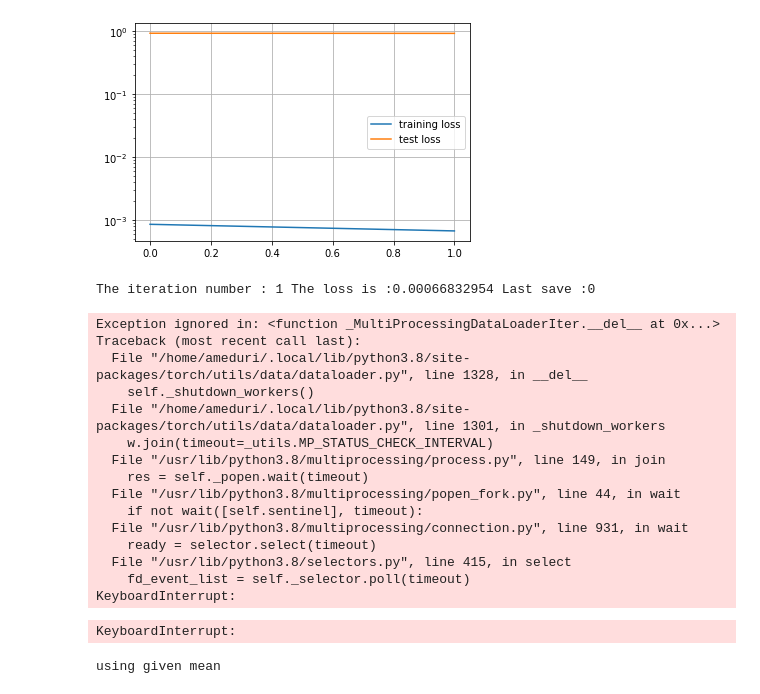
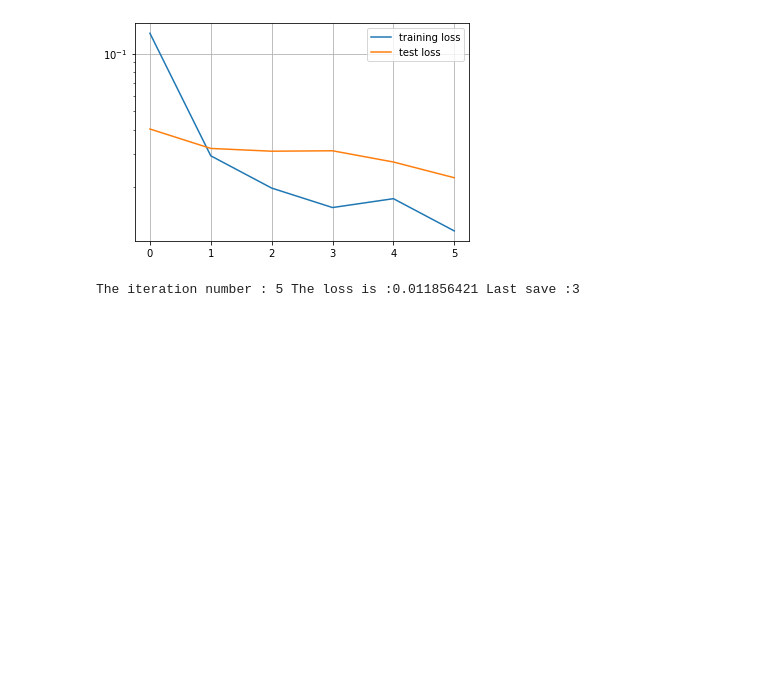
Before and after one commit to machines-in-motion/ioc_qp, a Jupyter notebook: vision/object_tracking.ipynb, the cells around one changed output. Cells and saved outputs as stored; diff of their text form; code cells hidden in the pictures; blank space fills up the shorter version.

```diff
--- a/vision/object_tracking.ipynb
+++ b/vision/object_tracking.ipynb
@@ -111,45 +111,41 @@ tensor([0.3983, 0.0472, 0.3222])
 class C_Net(nn.Module):
     def __init__(self):
         super().__init__()
-        self.conv11 = nn.Conv2d(4, 32, 3)
-        self.conv12 = nn.Conv2d(32, 64, 3)
-        self.conv13 = nn.Conv2d(64, 64, 3)
-
+        self.conv11 = nn.Conv2d(4, 64, 3)
+        self.conv12 = nn.Conv2d(64, 64, 3)
 
         self.pool = nn.MaxPool2d(2, 2)
 
         self.conv21 = nn.Conv2d(64, 128, 3)
         self.conv22 = nn.Conv2d(128, 128, 3)
-        self.conv23 = nn.Conv2d(128, 128, 3)
 
         self.conv31 = nn.Conv2d(128, 256, 3)
         self.conv32 = nn.Conv2d(256, 256, 3)
+        self.conv33 = nn.Conv2d(256, 256, 3)
+
 
         self.conv41 = nn.Conv2d(256, 512, 3)
         self.conv42 = nn.Conv2d(512, 512, 3)
 
         self.fc1 = nn.Linear(512, 512)
         self.fc3 = nn.Linear(512, 3)
-#         self.fc3 = nn.Linear(128, 3)
 
     def forward(self, x):
-        x = self.pool(F.relu(self.conv11(x)))
+        x = F.relu(self.conv11(x))
         x = self.pool(F.relu(self.conv12(x)))
-        x = self.pool(F.relu(self.conv13(x)))
 
-        x = self.pool(F.relu(self.conv21(x)))
+        x = F.relu(self.conv21(x))
         x = self.pool(F.relu(self.conv22(x)))
 
-        x = F.relu(self.conv31(x))
-        x = F.relu(self.conv32(x))
+        x = self.pool(F.relu(self.conv31(x)))
+        x = self.pool(F.relu(self.conv32(x)))
 
-        x = F.relu(self.conv41(x))
+        x = self.pool(F.relu(self.conv41(x)))
         x = F.relu(self.conv42(x))
 
         x = torch.flatten(x, 1) # flatten all dimensions except batch
 #         print(x.shape)
         x = F.relu(self.fc1(x))
-#         x = F.relu(self.fc2(x))
         x = self.fc3(x)
         return x
 # %%
@@ -159,19 +155,19 @@ if torch.cuda.is_available():
 else:
     device = torch.device("cpu")
 net = C_Net()
-net_name = "cnn1"
-net.load_state_dict(torch.load("./models/" + net_name))
+net_name = "cnn2"
+# net.load_state_dict(torch.load("./models/" + net_name))
 net = net.to(device)
 lr = 1.0e-3
 eps = 1000
-indices = [1,2,3,4]
-test_indices = [5]
+indices = [1,2,3,4,5,6,7]
+test_indices = [8]
 optimizer = torch.optim.Adam(net.parameters(), lr=lr)
 loss = torch.nn.MSELoss() #torch.nn.MSELoss() #torch.nn.HuberLoss()
 data = DataLoader(BoxDataSet(indices, rgbd = True, resize = (224,224)), \
                   batch_size = 64, num_workers = 12, shuffle=True)
-test = DataLoader(BoxDataSet(test_indices, mean = np.array([0.3023, 0.1619, 0.4214]), \
-                             std = np.array([0.1262, 0.2179, 0.1578]), rgbd = True, resize = (224,224)), \
-                  batch_size = 32, num_workers = 12, shuffle=True)
+test = DataLoader(BoxDataSet(test_indices, mean = np.array([0.3060, 0.1720, 0.4036]), \
+                             std = np.array([0.1408, 0.2329, 0.1644]), rgbd = True, resize = (224,224)), \
+                  batch_size = 64, num_workers = 12, shuffle=True)
 # %% [output]
 using GPU
@@ -206,59 +202,41 @@ for i in range(eps):
         t_e.append(error.cpu().detach().numpy())
 
     t_error = np.mean(t_e)
     test_arr.append(t_error)
 
     #plotting
     plt.plot(loss_arr, label = "training loss")
     plt.plot(test_arr, label = "test loss")
 
     plt.yscale("log")
     plt.grid()
     plt.legend()
     clear_output(wait=True)
     plt.show()
 
     print("The iteration number : " + str(i) + " The loss is :" + str(m_error) + \
                           " Last save :"  + str(last_save), end='\r', flush  = True)
 
 
     if best_loss > m_error:
         last_save = i
         torch.save(net.state_dict(), "./models/" + net_name)
         best_loss = m_error
-    if i == 2:
+    if i == 10:
         optimizer = torch.optim.Adam(net.parameters(), lr=lr/10)
     if i == 70:
         optimizer = torch.optim.Adam(net.parameters(), lr=lr/20)
 
 
 torch.save(net.state_dict(), "./models/" + net_name)
 # %% [output]
-[figure, old version]
+[figure, new version]
-The iteration number : 1 The loss is :0.00066832954 Last save :0
+The iteration number : 5 The loss is :0.011856421 Last save :3
-Exception ignored in: <function _MultiProcessingDataLoaderIter.__del__ at 0x...>
-Traceback (most recent call last):
-  File "/home/ameduri/.local/lib/python3.8/site-packages/torch/utils/data/dataloader.py", line 1328, in __del__
-    self._shutdown_workers()
-  File "/home/ameduri/.local/lib/python3.8/site-packages/torch/utils/data/dataloader.py", line 1301, in _shutdown_workers
-    w.join(timeout=_utils.MP_STATUS_CHECK_INTERVAL)
-  File "/usr/lib/python3.8/multiprocessing/process.py", line 149, in join
-    res = self._popen.wait(timeout)
-  File "/usr/lib/python3.8/multiprocessing/popen_fork.py", line 44, in wait
-    if not wait([self.sentinel], timeout):
-  File "/usr/lib/python3.8/multiprocessing/connection.py", line 931, in wait
-    ready = selector.select(timeout)
-  File "/usr/lib/python3.8/selectors.py", line 415, in select
-    fd_event_list = self._selector.poll(timeout)
-KeyboardInterrupt:
-KeyboardInterrupt:
 # %%
 net = C_Net()
 net.load_state_dict(torch.load("./models/cnn1"))
-mean = np.array([0.3023, 0.1619, 0.4214])
-std = np.array([0.1262, 0.2179, 0.1578])
+mean = np.array([0.3068, 0.1732, 0.4015])
+std = np.array([0.1402, 0.2325, 0.1624])
 dl = BoxDataSet([1,2,3,4], mean = mean, std = std, rgbd = True, resize = (224,224))
-# %% [output]
-using given mean
 # %%
 with torch.no_grad():
```
Also changed, not shown: parts of 5 cells of this notebook, 4 other files.
